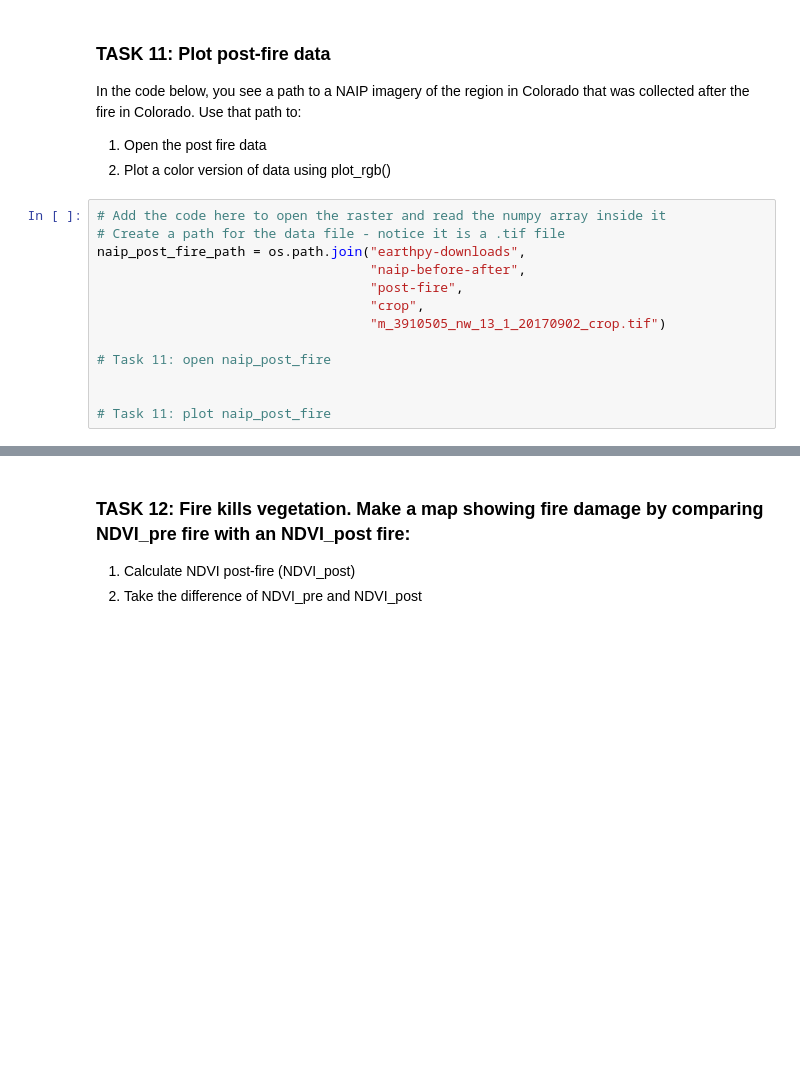
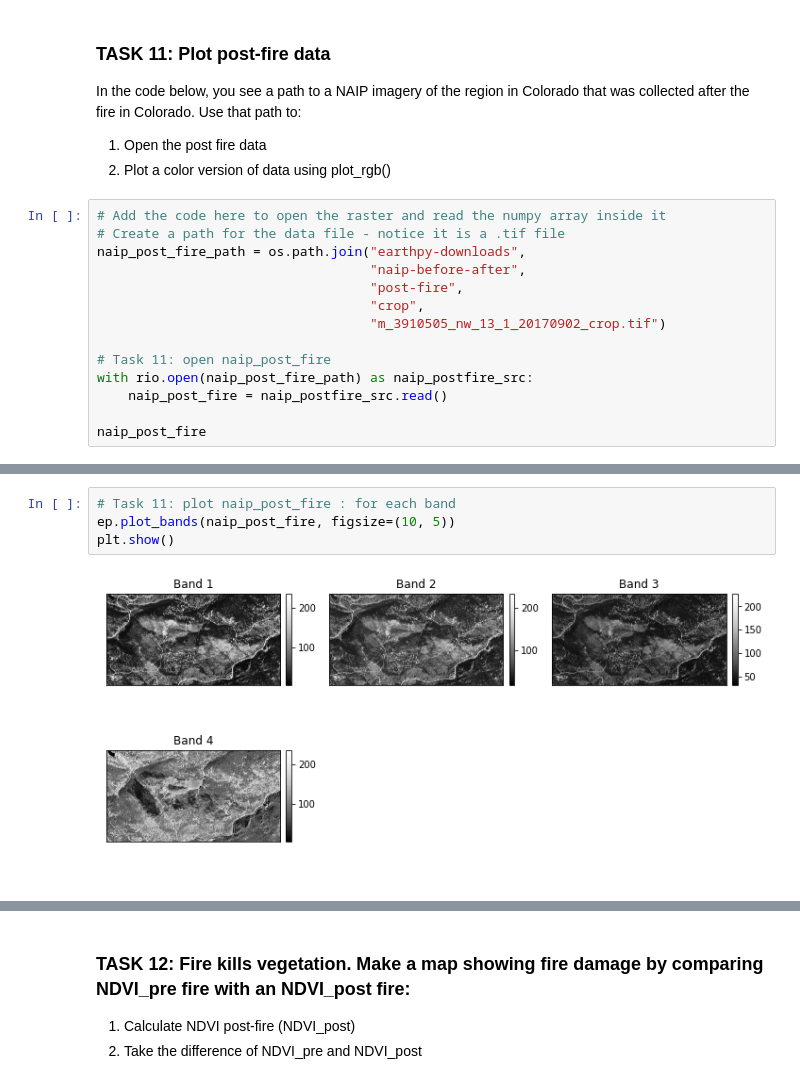
Before and after one commit to nalamry/EnvDatSci22, a Jupyter notebook: CodeSprints/RasterData101.ipynb, the cells around one changed output, grey strips where cells are left out. Drawn from its saved outputs; the diff is of its cells as text; blank space fills up the shorter version.

```diff
--- a/CodeSprints/RasterData101.ipynb
+++ b/CodeSprints/RasterData101.ipynb
@@ -614,6 +648,7 @@ naip_post_fire_path = os.path.join("earthpy-downloads",
                                    "m_3910505_nw_13_1_20170902_crop.tif")
 
 # Task 11: open naip_post_fire
+with rio.open(naip_post_fire_path) as naip_postfire_src:
+    naip_post_fire = naip_postfire_src.read()
 
-
-# Task 11: plot naip_post_fire
+naip_post_fire
@@ -619,0 +673,6 @@ naip_post_fire_path = os.path.join("earthpy-downloads",
+# %%
+# Task 11: plot naip_post_fire : for each band
+ep.plot_bands(naip_post_fire, figsize=(10, 5))
+plt.show()
+# %% [output]
+[figure, added]
```
Also changed, not shown: parts of 12 cells of this notebook.
